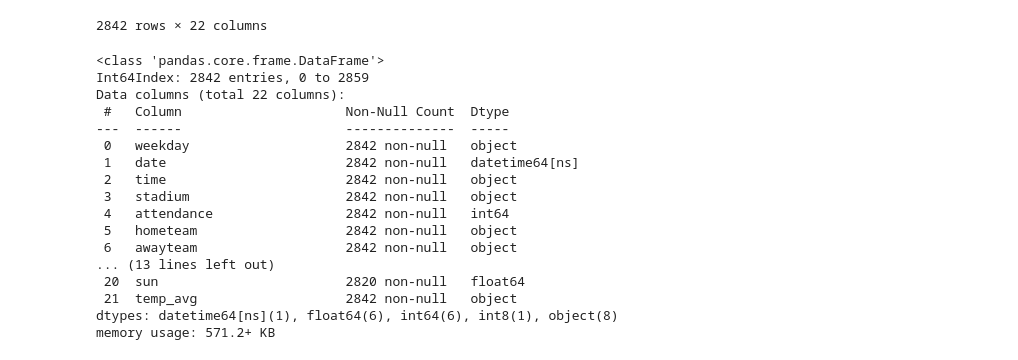
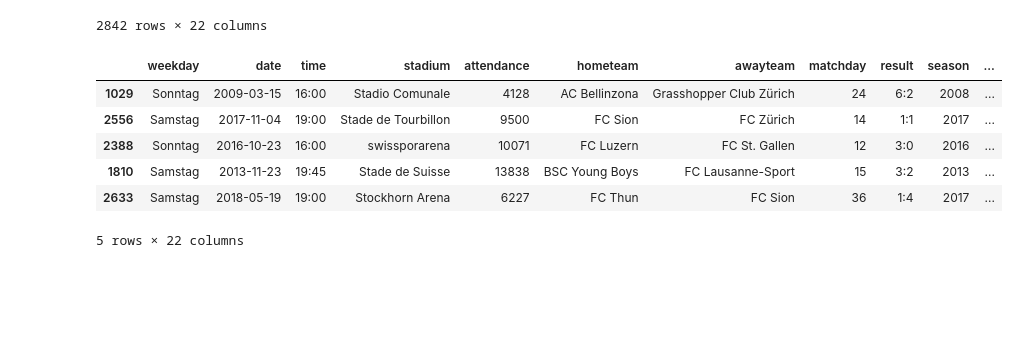
Before and after one commit to cyrill10/pml.attendance-analysis, a Jupyter notebook: analysis/dataPrep.ipynb, the cells around one changed output. Drawn from its saved outputs; the diff is of its cells as text; code cells hidden in the pictures; blank space fills up the shorter version.

```diff
--- a/analysis/dataPrep.ipynb
+++ b/analysis/dataPrep.ipynb
@@ -71,23 +71,13 @@ attendance_df
 f = open("../data/matches_prep.csv", "w")
 attendance_df.to_csv(f, index= False)
 f.close()
-# %%
-attendance_df.info()
-# %% [output]
-<class 'pandas.core.frame.DataFrame'>
-Int64Index: 2842 entries, 0 to 2859
-Data columns (total 22 columns):
- #   Column                     Non-Null Count  Dtype
----  ------                     --------------  -----
- 0   weekday                    2842 non-null   object
- 1   date                       2842 non-null   datetime64[ns]
- 2   time                       2842 non-null   object
- 3   stadium                    2842 non-null   object
- 4   attendance                 2842 non-null   int64
- 5   hometeam                   2842 non-null   object
- 6   awayteam                   2842 non-null   object
-... (13 lines left out)
- 20  sun                        2820 non-null   float64
- 21  temp_avg                   2842 non-null   object
-dtypes: datetime64[ns](1), float64(6), int64(6), int8(1), object(8)
-memory usage: 571.2+ KB
+# %%
+attendance_df.sample(5)
+# %% [output]
+|  | weekday | date | time | stadium | attendance | hometeam | awayteam | matchday | result | season | ... |
+| 1029 | Sonntag | 2009-03-15 | 16:00 | Stadio Comunale | 4128 | AC Bellinzona | Grasshopper Club Zürich | 24 | 6:2 | 2008 | ... |
+| 2556 | Samstag | 2017-11-04 | 19:00 | Stade de Tourbillon | 9500 | FC Sion | FC Zürich | 14 | 1:1 | 2017 | ... |
+| 2388 | Sonntag | 2016-10-23 | 16:00 | swissporarena | 10071 | FC Luzern | FC St. Gallen | 12 | 3:0 | 2016 | ... |
+| 1810 | Samstag | 2013-11-23 | 19:45 | Stade de Suisse | 13838 | BSC Young Boys | FC Lausanne-Sport | 15 | 3:2 | 2013 | ... |
+| 2633 | Samstag | 2018-05-19 | 19:00 | Stockhorn Arena | 6227 | FC Thun | FC Sion | 36 | 1:4 | 2017 | ... |
+5 rows × 22 columns
```
Also changed, not shown: parts of 1 cell of this notebook, 12 other files.
